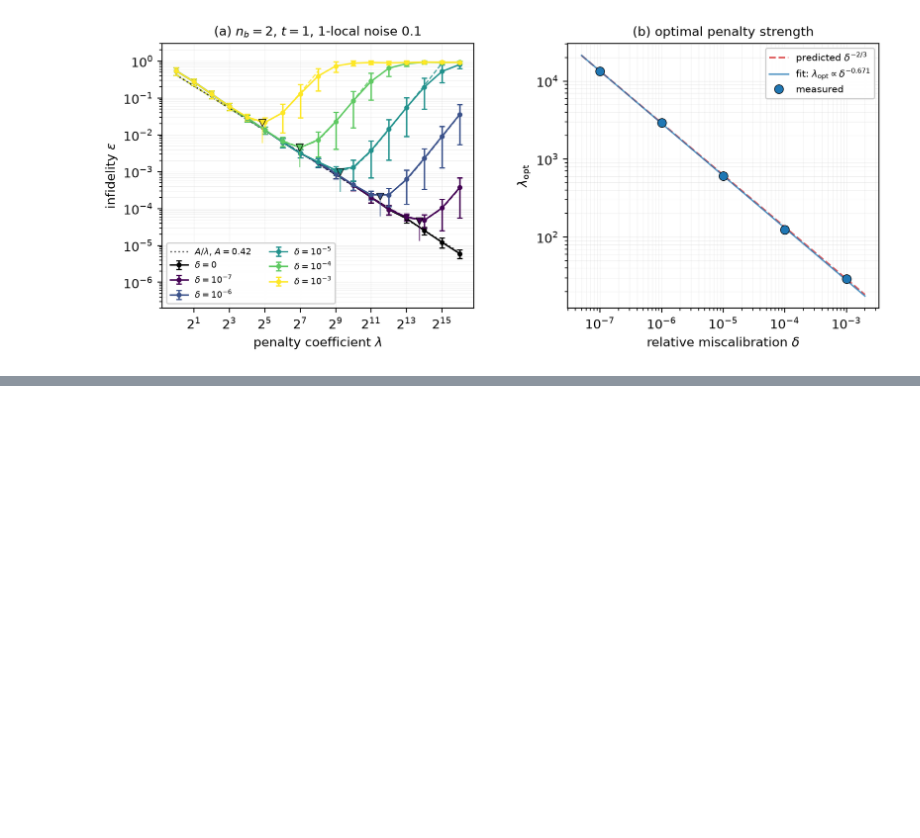
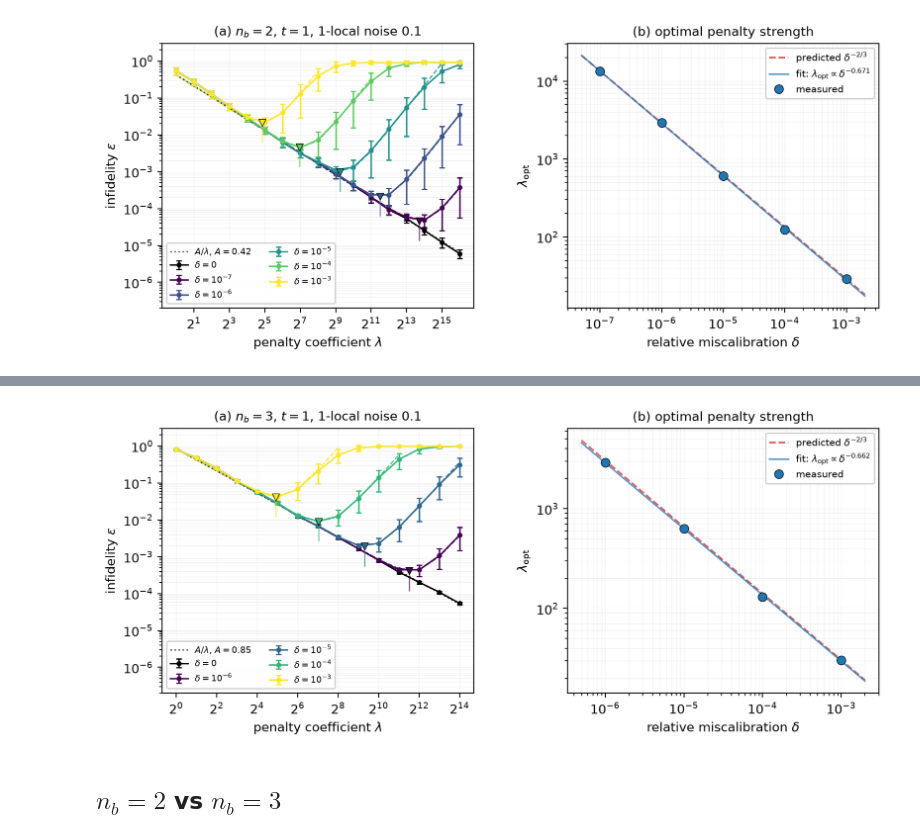
Before and after one commit to caoyingkang/robust_analog_qsim, a Jupyter notebook: Hpen_miscal/plot_miscal.ipynb, the cells around one changed output, grey strips where cells are left out. Cells and saved outputs as stored; diff of their text form; code cells hidden in the pictures; blank space fills up the shorter version.

```diff
--- a/Hpen_miscal/plot_miscal.ipynb
+++ b/Hpen_miscal/plot_miscal.ipynb
@@ -95,0 +132,2 @@ display(Image(filename=png))
+# %%
+res3 = am.report(nb=3, noise=0.1, t=1.0)
@@ -95,0 +152,7 @@ display(Image(filename=png))
+# %%
+pdf3, png3 = am.make_figure(res3, "fig_miscal_3blocks.pdf", noise=0.1)
+display(Image(filename=png3))
+# %% [output]
+[figure, added]
+# %% [markdown]
+## $n_b = 2$ vs $n_b = 3$
```
Also changed, not shown: parts of 7 cells of this notebook, 11 other files.
